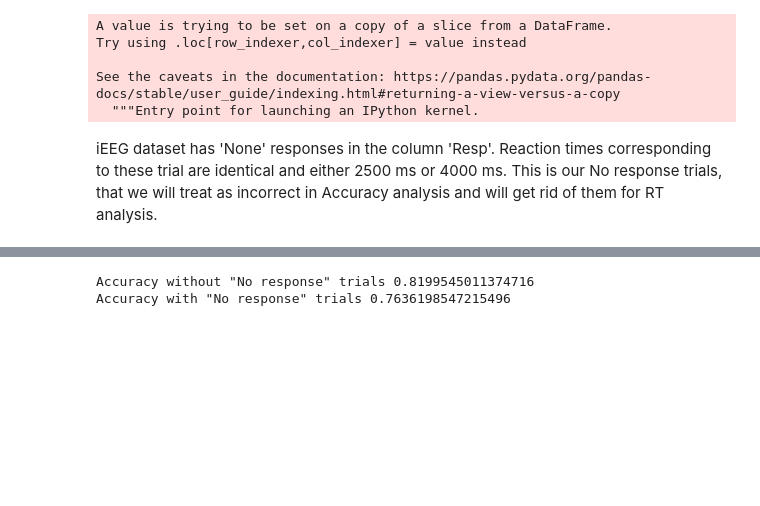
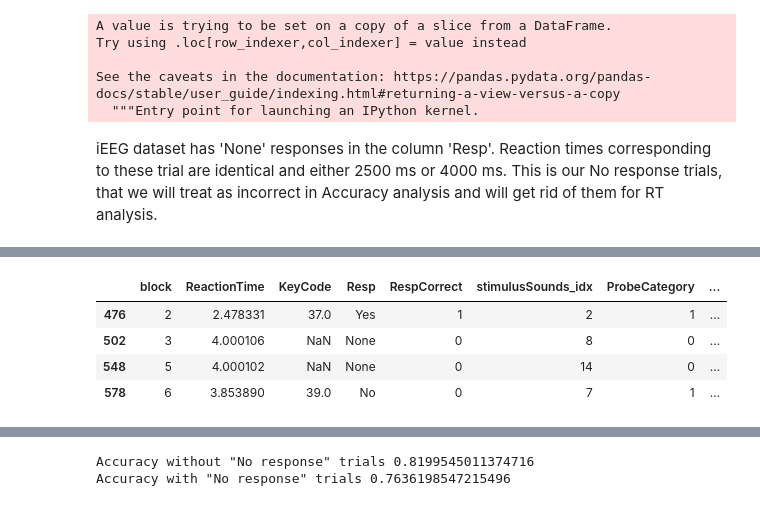
Before and after one commit to cristinarainich/Sternberg_analysis, a Jupyter notebook: Preprocessing_of_datasets_Environmental.ipynb, the cells around one changed output, grey strips where cells are left out. Cells and saved outputs as stored; diff of their text form; code cells hidden in the pictures; blank space fills up the shorter version.

```diff
--- a/Preprocessing_of_datasets_Environmental.ipynb
+++ b/Preprocessing_of_datasets_Environmental.ipynb
@@ -286,0 +331,8 @@ ieeg_[ieeg_['Resp'] == 'None']['ReactionTime'].count()
+# %%
+ieeg_[(ieeg_['Subject'] == 'D31') & (ieeg_['ReactionTime'] > 2.3)]
+# %% [output]
+|  | block | ReactionTime | KeyCode | Resp | RespCorrect | stimulusSounds_idx | ProbeCategory | ... |
+| 476 | 2 | 2.478331 | 37.0 | Yes | 1 | 2 | 1 | ... |
+| 502 | 3 | 4.000106 | NaN | None | 0 | 8 | 0 | ... |
+| 548 | 5 | 4.000102 | NaN | None | 0 | 14 | 0 | ... |
+| 578 | 6 | 3.853890 | 39.0 | No | 0 | 7 | 1 | ... |
```
Also changed, not shown: parts of 7 cells of this notebook.
